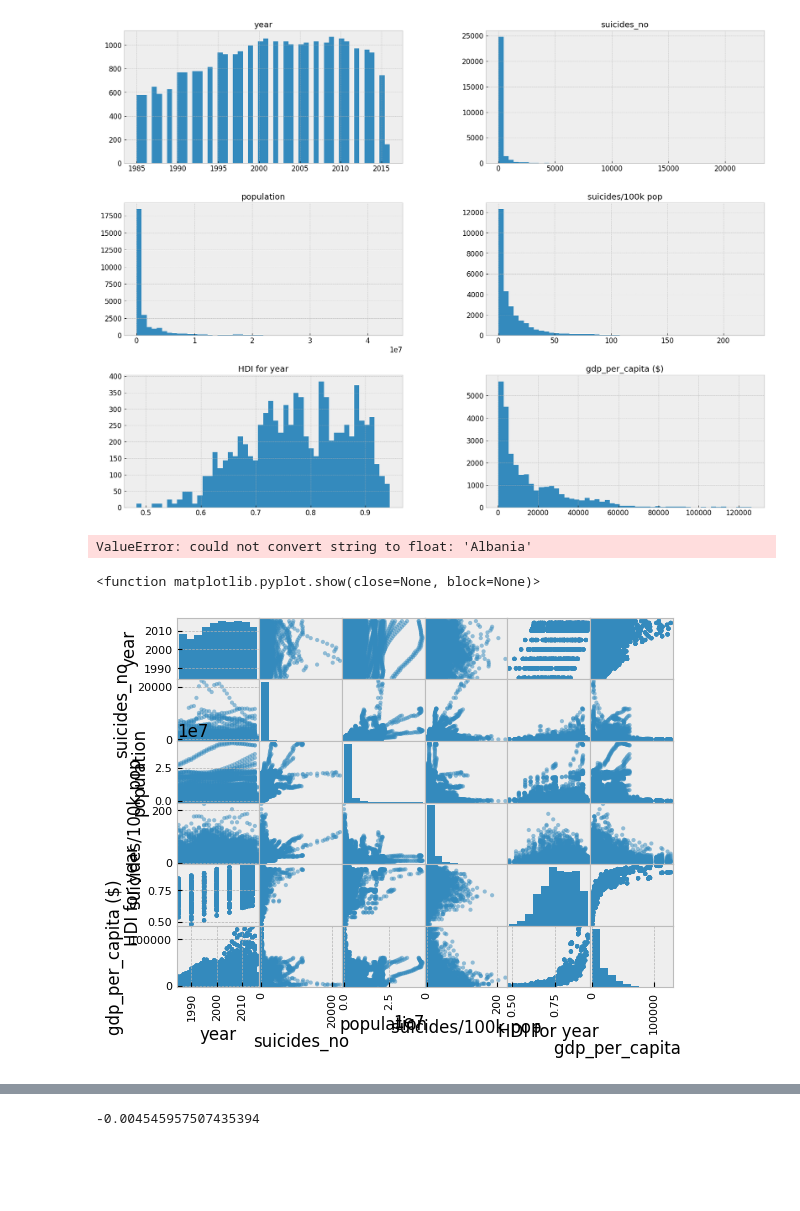
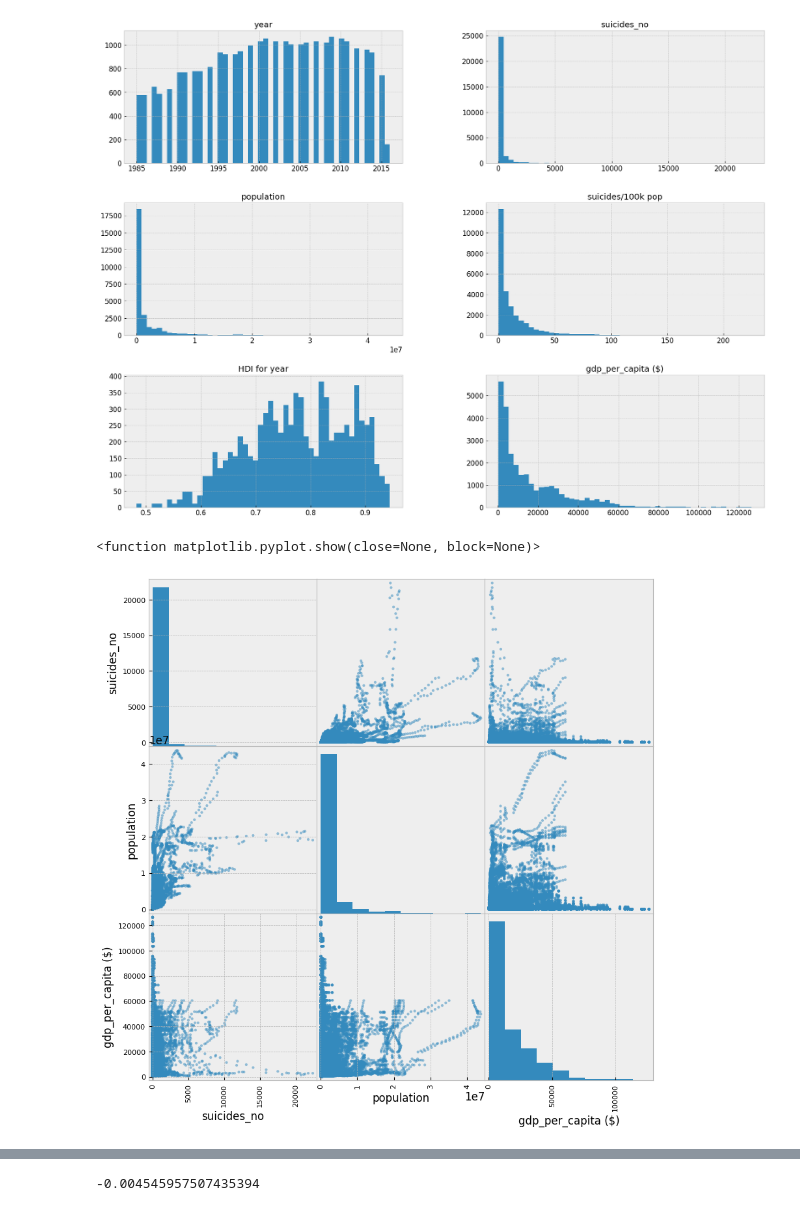
Before and after one commit to IT4063C-Fall23/final-project-zeddy180, a Jupyter notebook: source.ipynb, the cells around one changed output, grey strips where cells are left out. Drawn from its saved outputs; the diff is of its cells as text; code cells hidden in the pictures; blank space fills up the shorter version.

```diff
--- a/source.ipynb
+++ b/source.ipynb
@@ -207,14 +234,10 @@ plt.show
 # %% [output]
 <function matplotlib.pyplot.show(close=None, block=None)>
 [figure]
-# %%
-suicide_df.corr()
-# %% [output]
-ValueError: could not convert string to float: 'Albania'
 # %%
 #Plotting the scatter plot to see how the different variables withing the data relate to each other
-scatter_matrix (suicide_df)
+scatter_matrix (suicide_df[['suicides_no', 'population', 'gdp_per_capita ($)'  ]], figsize=(10, 10))
 plt.show
 # %% [output]
 <function matplotlib.pyplot.show(close=None, block=None)>
-[figure, old version]
+[figure, new version]
```
Also changed, not shown: parts of 16 cells of this notebook, 3 other files.
